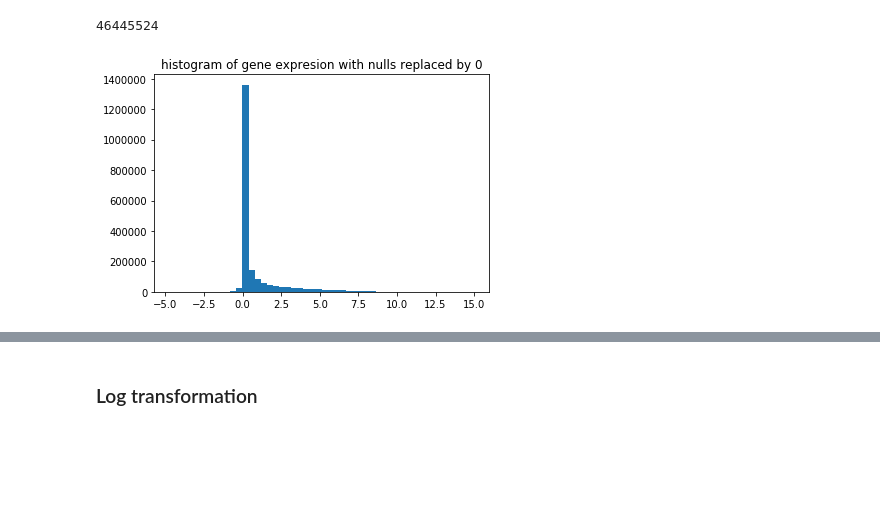
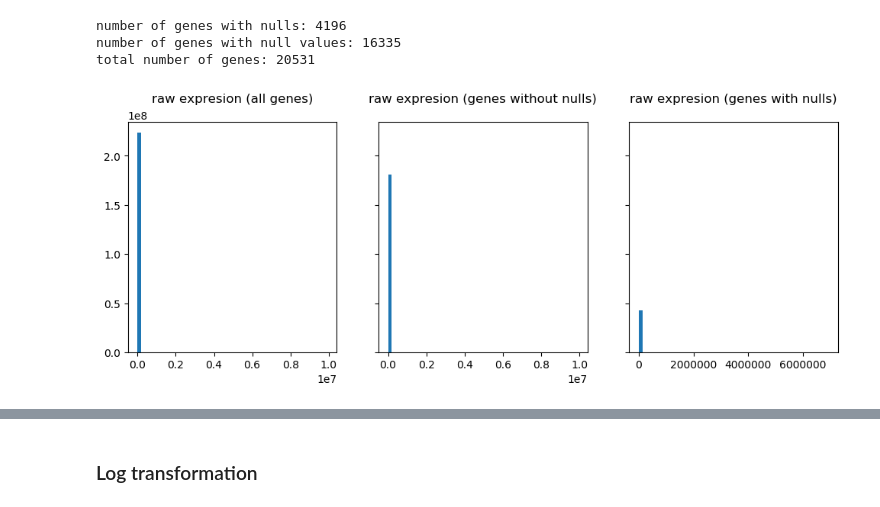
Before and after one commit to jvivian/DeepTCGA, a Jupyter notebook: Preprocessing.ipynb, the cells around one changed output, grey strips where cells are left out. Cells and saved outputs as stored; diff of their text form; code cells hidden in the pictures; blank space fills up the shorter version.

```diff
--- a/Preprocessing.ipynb
+++ b/Preprocessing.ipynb
@@ -57,13 +28,25 @@ hist_with_nulls_replaced = np.array(list(map(replace_with_zero, hist_with_nulls_
-# %%
-print(len(hist_with_nulls_replaced))
-# %% [output]
-46445524
-# %%
-np.random.seed(1)
-hist_with_nulls_replaced_sample = np.random.choice(hist_with_nulls_replaced, size=2000000)
-hist_with_nulls_replaced_log = list(map(lambda x: np.log(x+1), hist_with_nulls_replaced_sample))
-plt.hist(hist_with_nulls_replaced_log, bins=50)
-plt.title("histogram of gene expresion with nulls replaced by 0")
-plt.show()
-# %% [output]
-[figure, removed]
+# %%
+print("number of genes with nulls:", len(genes_with_nulls))
+print("number of genes with null values:", len(genes_without_nulls))
+print("total number of genes:", transposed_df.shape[1])
+# %% [output]
+number of genes with nulls: 4196
+number of genes with null values: 16335
+total number of genes: 20531
+# %%
+hist_with_nulls = transposed_df[genes_with_nulls].as_matrix().flatten()
+hist_with_nulls = hist_with_nulls[~np.isnan(hist_with_nulls)] # remove nan values so that a histogram can be plotted
+hist_without_nulls = transposed_df[genes_without_nulls].as_matrix().flatten()
+hist_all = transposed_df.as_matrix().flatten()
+hist_all = hist_all[~np.isnan(hist_all)]
+# %%
+fig, axes = plt.subplots(nrows=1, ncols=3, dpi=100, figsize=(12,4), sharey=True)
+axes[2].hist(hist_with_nulls, bins=50)
+axes[2].set_title("raw expresion (genes with nulls)\n")
+axes[1].hist(hist_without_nulls, bins=50)
+axes[1].set_title("raw expresion (genes without nulls)\n")
+axes[0].hist(hist_all, bins=50)
+axes[0].set_title("raw expresion (all genes)\n")
+plt.show()
+# %% [output]
+[figure, added]
```
Also changed, not shown: parts of 18 cells of this notebook.
